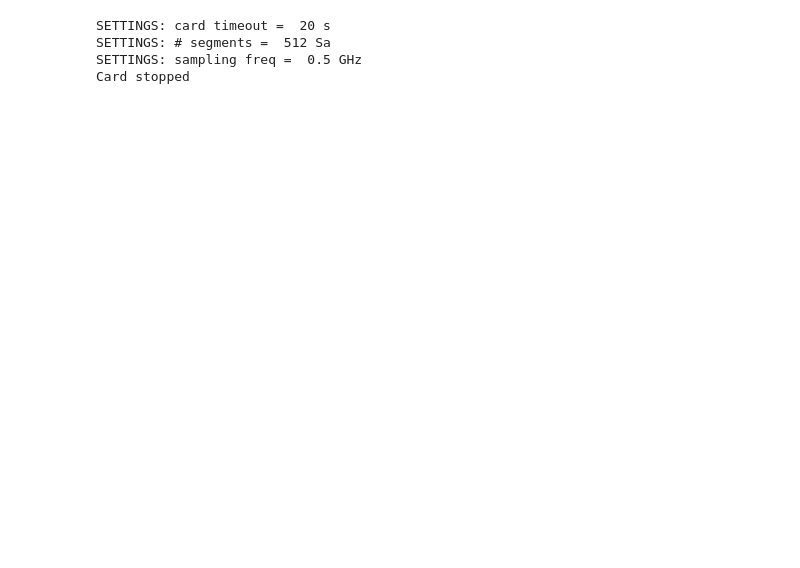
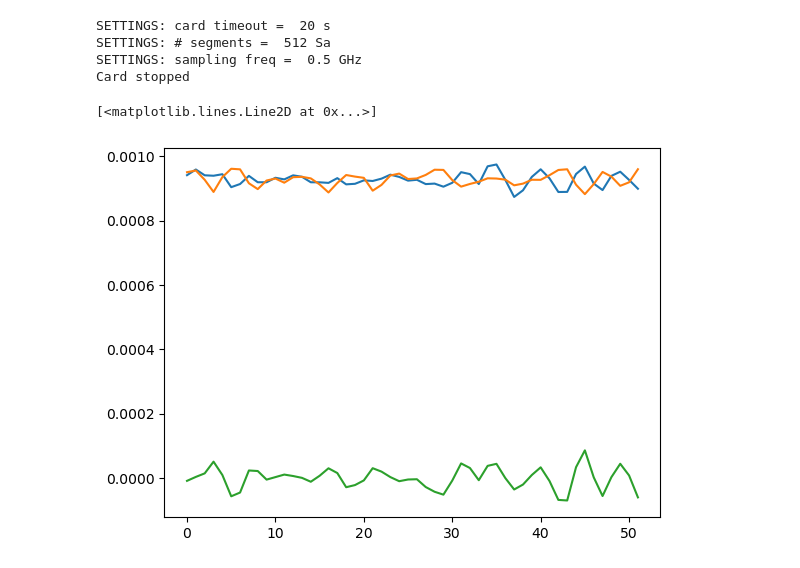
Before and after one commit to Evan-Vill/nspyre, a Jupyter notebook: src/experiments/drivers/odmr_sweep_test.ipynb, the cells around one changed output. Drawn from its saved outputs; the diff is of its cells as text; code cells hidden in the pictures; blank space fills up the shorter version.

```diff
--- a/src/experiments/drivers/odmr_sweep_test.ipynb
+++ b/src/experiments/drivers/odmr_sweep_test.ipynb
@@ -197,0 +208,11 @@ awg.set_disabled()
+# %%
+iters_on1=mw_on[0::10]
+iters_on2=mw_on[1::10]
+iters_on3=mw_on[2::10]
+iters_on4=mw_on[3::10]
+iters_on5=mw_on[4::10]
+iters_on6=mw_on[5::10]
+iters_on7=mw_on[6::10]
+iters_on8=mw_on[7::10]
+iters_on9=mw_on[8::10]
+iters_on10=mw_on[9::10]
@@ -197,0 +230,10 @@ awg.set_disabled()
+# %%
+A=np.mean(iters_on1,axis=1)
+B=np.mean(iters_off1,axis=1)
+plt.plot(A)
+plt.plot(B)
+diff1=A-B
+plt.plot(A-B)
+# %% [output]
+[<matplotlib.lines.Line2D at 0x...>]
+[figure, added]
```
Also changed, not shown: parts of 22 cells of this notebook, 16 other files.
